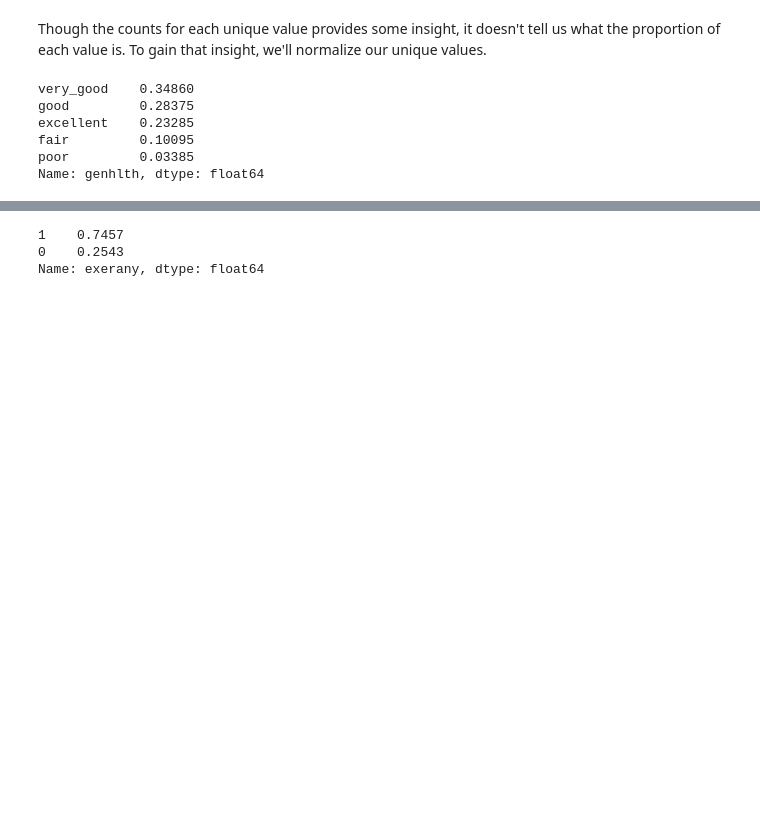
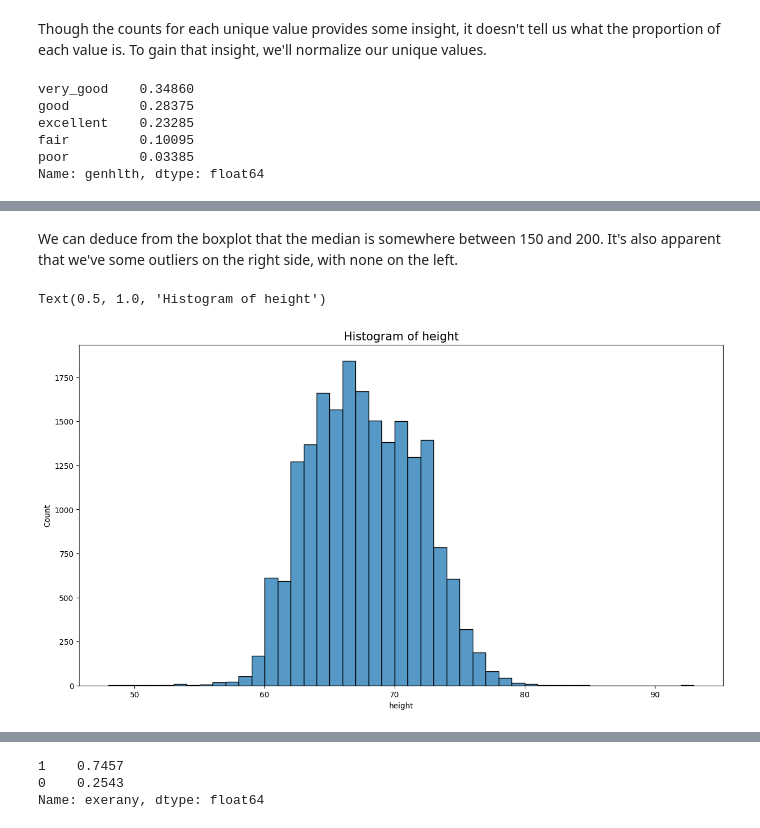
Before and after one commit to EphiWalker/BRFSS_Health, a Jupyter notebook: brfss_health.ipynb, the cells around one changed output, grey strips where cells are left out. Cells and saved outputs as stored; diff of their text form; code cells hidden in the pictures; blank space fills up the shorter version.

```diff
--- a/brfss_health.ipynb
+++ b/brfss_health.ipynb
@@ -284,0 +297,8 @@ Name: genhlth, dtype: float64
+# %% [markdown]
+We can deduce from the boxplot that the median is somewhere between 150 and 200. It's also apparent that we've some outliers on the right side, with none on the left.
+# %%
+plt.figure(figsize=(15,8))
+sns.histplot(cdc['height'], bins=45).set_title('Histogram of Height', fontsize=15)
+# %% [output]
+Text(0.5, 1.0, 'Histogram of height')
+[figure, added]
```
Also changed, not shown: parts of 7 cells of this notebook.
